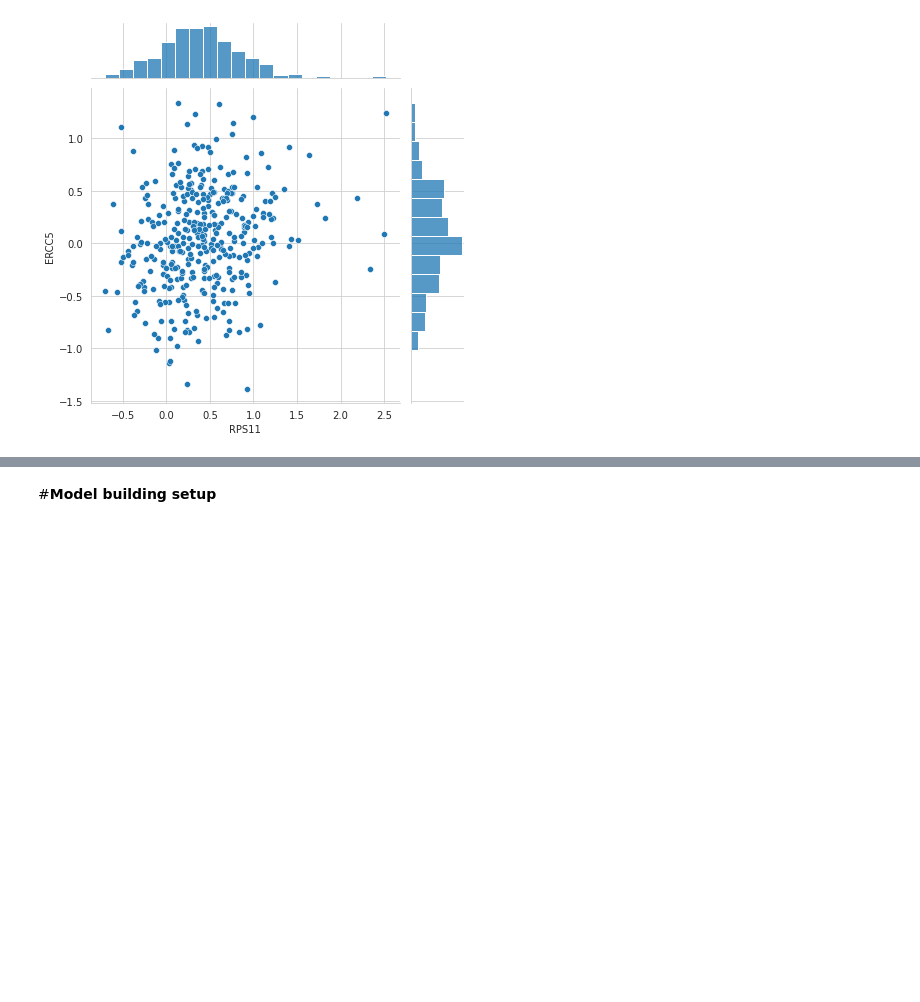
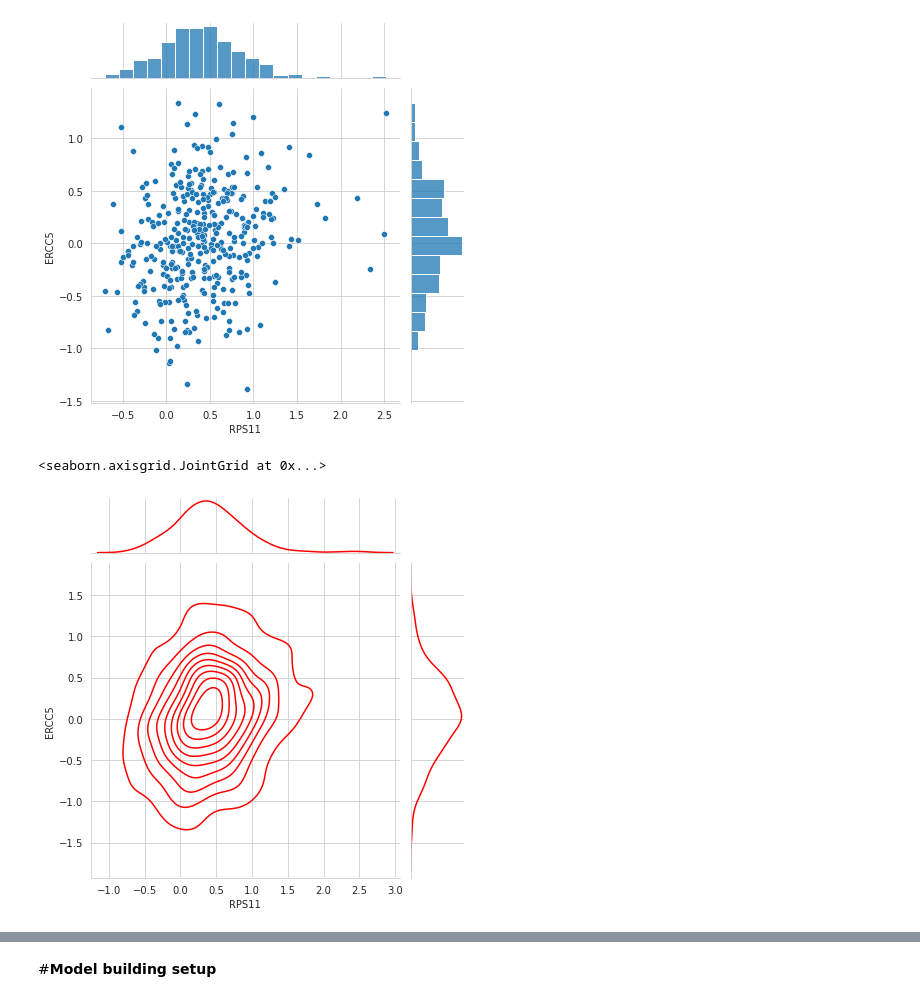
Before and after one commit to sunbui/breast-cancer-analytics, a Jupyter notebook: Breast_cancer_classification.ipynb, the cells around one changed output, grey strips where cells are left out. Drawn from its saved outputs; the diff is of its cells as text; code cells hidden in the pictures; blank space fills up the shorter version.

```diff
--- a/Breast_cancer_classification.ipynb
+++ b/Breast_cancer_classification.ipynb
@@ -111,5 +111,10 @@ sns.jointplot(x="RPS11",y="ERCC5",data=df3)
 # %% [output]
 <seaborn.axisgrid.JointGrid at 0x...>
 [figure]
+# %%
+sns.jointplot(x="RPS11",y="ERCC5",data=df3,kind='kde',color='red')
+# %% [output]
+<seaborn.axisgrid.JointGrid at 0x...>
+[figure, added]
 # %%
 sns.lmplot(x='MMP2',y='RPS11', data=df3)
```
Also changed, not shown: parts of 21 cells of this notebook.
